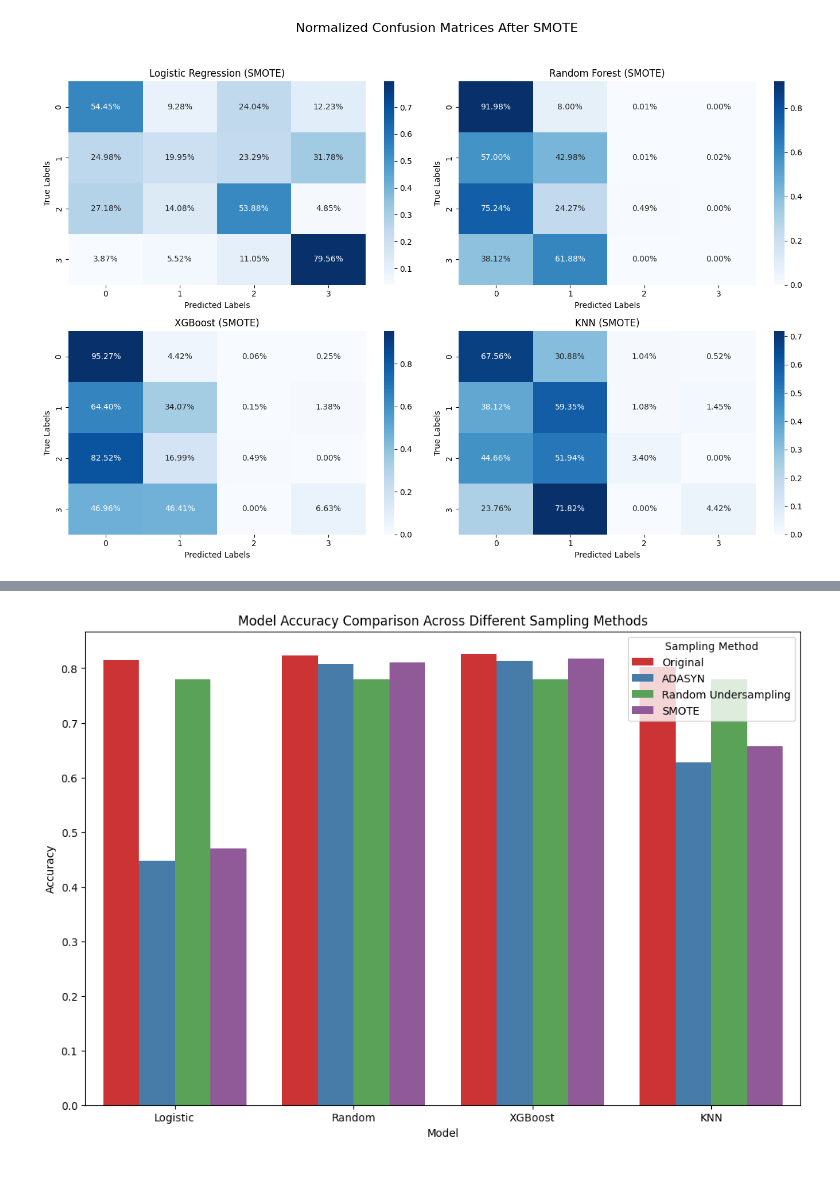
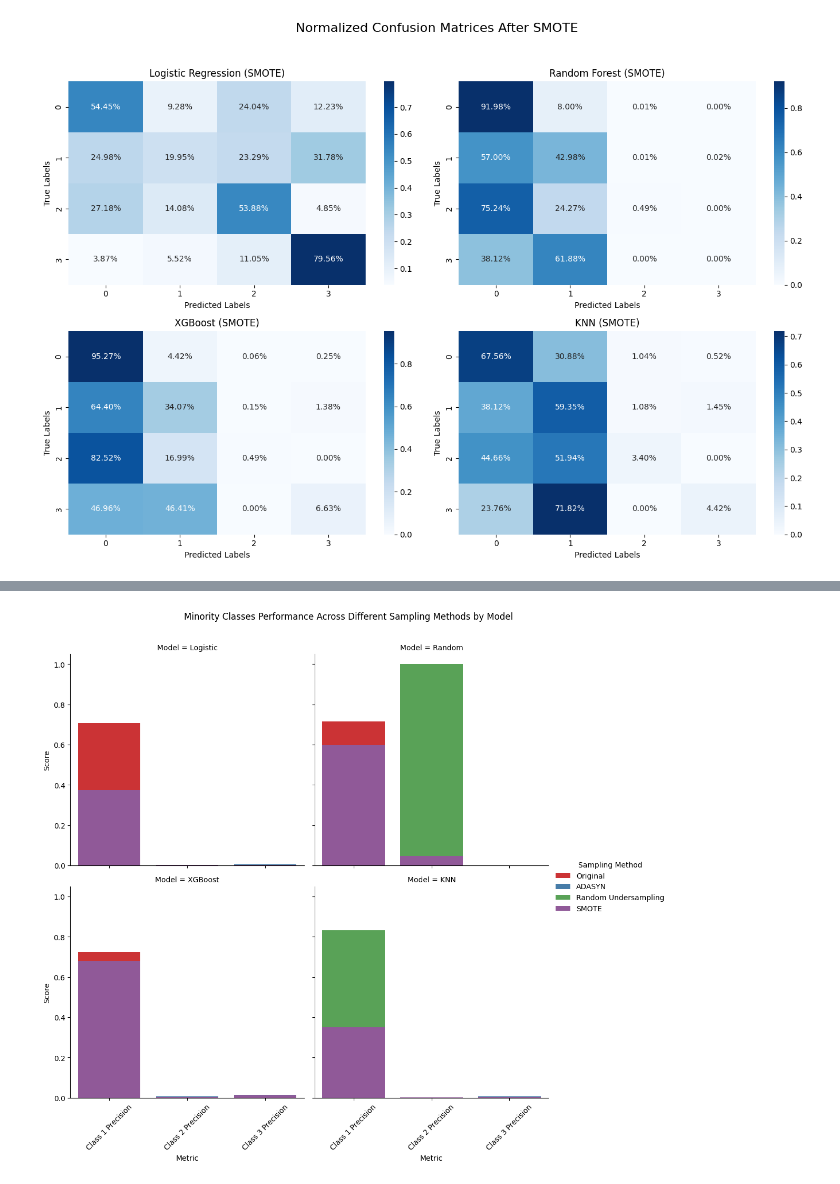
Before and after one commit to DataScienceAndEngineering/machine-learning-dse-i210-final-project-nyc-car-accident-severity, a Jupyter notebook: notebooks/Summary-NB-Original-Dataset.ipynb, the cells around one changed output, grey strips where cells are left out. Saved outputs shown, nothing was run; the diff lists cells and outputs as text; code cells hidden in the pictures.

```diff
--- a/notebooks/Summary-NB-Original-Dataset.ipynb
+++ b/notebooks/Summary-NB-Original-Dataset.ipynb
@@ -635,12 +655,6 @@ import numpy as np
 import pandas as pd
 import matplotlib.pyplot as plt
 import seaborn as sns
-
-# Assuming you have results from original, ADASYN, undersampling, and SMOTE stored in respective DataFrames
-# results_df for original
-# results_adasyn_df for ADASYN
-# results_under_df for random undersampling
-# results_smote_df for SMOTE
 
 # Add a new column to identify the sampling method
 results_df['Sampling Method'] = 'Original'
@@ -648,17 +662,23 @@ results_adasyn_df['Sampling Method'] = 'ADASYN'
 results_under_df['Sampling Method'] = 'Random Undersampling'
 results_smote_df['Sampling Method'] = 'SMOTE'
 
+# Standardize model names for consistency
+results_df['Model'] = results_df['Model'].str.split().str[0]
+results_adasyn_df['Model'] = results_adasyn_df['Model'].str.split().str[0]
+results_under_df['Model'] = results_under_df['Model'].str.split().str[0]
+results_smote_df['Model'] = results_smote_df['Model'].str.split().str[0]
+
 # Concatenate all results
 all_results = pd.concat([results_df, results_adasyn_df, results_under_df, results_smote_df], ignore_index=True)
 
 # Plot Accuracy Comparison
 plt.figure(figsize=(12, 8))
-sns.barplot(x='Model', y='Accuracy', hue='Sampling Method', data=all_results)
+sns.barplot(x='Model', y='Accuracy', hue='Sampling Method', data=all_results, palette='Set1')
 plt.title('Model Accuracy Comparison Across Different Sampling Methods')
 plt.ylabel('Accuracy')
 plt.xlabel('Model')
-plt.xticks(rotation=45)
-plt.legend(loc='best')
+plt.xticks(rotation=0)
+plt.legend(title='Sampling Method', loc='best')
 plt.show()
 
 # Print all results for reference
@@ -688,11 +708,6 @@ import pandas as pd
 import matplotlib.pyplot as plt
 import seaborn as sns
 
-# Assuming you have results from original, ADASYN, undersampling, and SMOTE stored in respective DataFrames
-# results_df for original
-# results_adasyn_df for ADASYN
-# results_under_df for random undersampling
-# results_smote_df for SMOTE
 
 # Add a new column to identify the sampling method
 results_df['Sampling Method'] = 'Original'
@@ -709,16 +724,48 @@ results_smote_df['Model'] = results_smote_df['Model'].str.split().str[0]
 # Concatenate all results
 all_results = pd.concat([results_df, results_adasyn_df, results_under_df, results_smote_df], ignore_index=True)
 
-# Plot Accuracy Comparison
-plt.figure(figsize=(12, 8))
-sns.barplot(x='Model', y='Accuracy', hue='Sampling Method', data=all_results, palette='Set1')
-plt.title('Model Accuracy Comparison Across Different Sampling Methods')
-plt.ylabel('Accuracy')
-plt.xlabel('Model')
-plt.xticks(rotation=0)
-plt.legend(title='Sampling Method', loc='best')
+# Verify available columns
+available_columns = all_results.columns
+print("Available columns in the DataFrame:")
+print(available_columns)
+
+# Adjust value_vars based on available columns
+value_vars = ['Class 1 Precision', 'Class 2 Precision', 'Class 3 Precision']
+if 'Class 1 Recall' in available_columns:
+    value_vars.append('Class 1 Recall')
+if 'Class 2 Recall' in available_columns:
+    value_vars.append('Class 2 Recall')
+if 'Class 3 Recall' in available_columns:
+    value_vars.append('Class 3 Recall')
+if 'Class 1 F1' in available_columns:
+    value_vars.append('Class 1 F1')
+if 'Class 2 F1' in available_columns:
+    value_vars.append('Class 2 F1')
+if 'Class 3 F1' in available_columns:
+    value_vars.append('Class 3 F1')
+
+# Extract metrics for minority classes (Class 1, Class 2, Class 3)
+minority_metrics = all_results.melt(
+    id_vars=['Model', 'Sampling Method'],
+    value_vars=value_vars,
+    var_name='Metric',
+    value_name='Score'
+)
+
+# Plot using FacetGrid to include each model separately
+g = sns.FacetGrid(minority_metrics, col="Model", hue="Sampling Method", col_wrap=2, height=5, palette='Set1')
+g.map(sns.barplot, "Metric", "Score", order=value_vars, ci=None)
+g.add_legend(title='Sampling Method')
+
+# Adjust the plot
+for ax in g.axes.flat:
+    for label in ax.get_xticklabels():
+        label.set_rotation(45)
+
+plt.subplots_adjust(top=0.9)
+g.fig.suptitle('Minority Classes Performance Across Different Sampling Methods by Model')
 plt.show()
 
-# Print all results for reference
-print(all_results)
+# Print all minority metrics for reference
+print(minority_metrics)
 # %% [output]
@@ -725 +793 @@ print(all_results)
-[figure, old version]
+[figure, new version]
```
Also changed, not shown: parts of 12 cells of this notebook.
